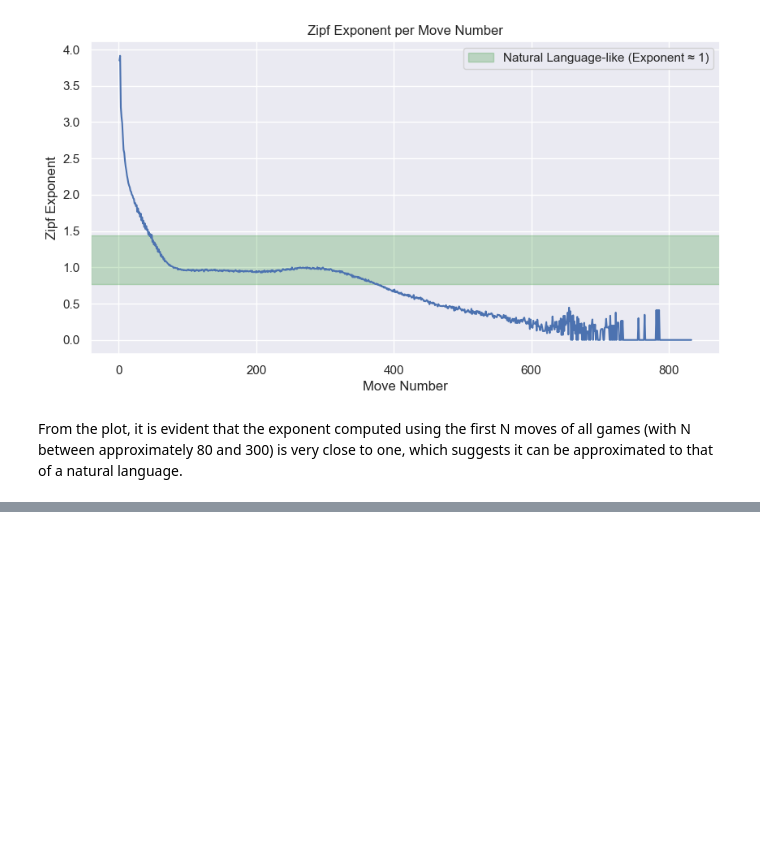
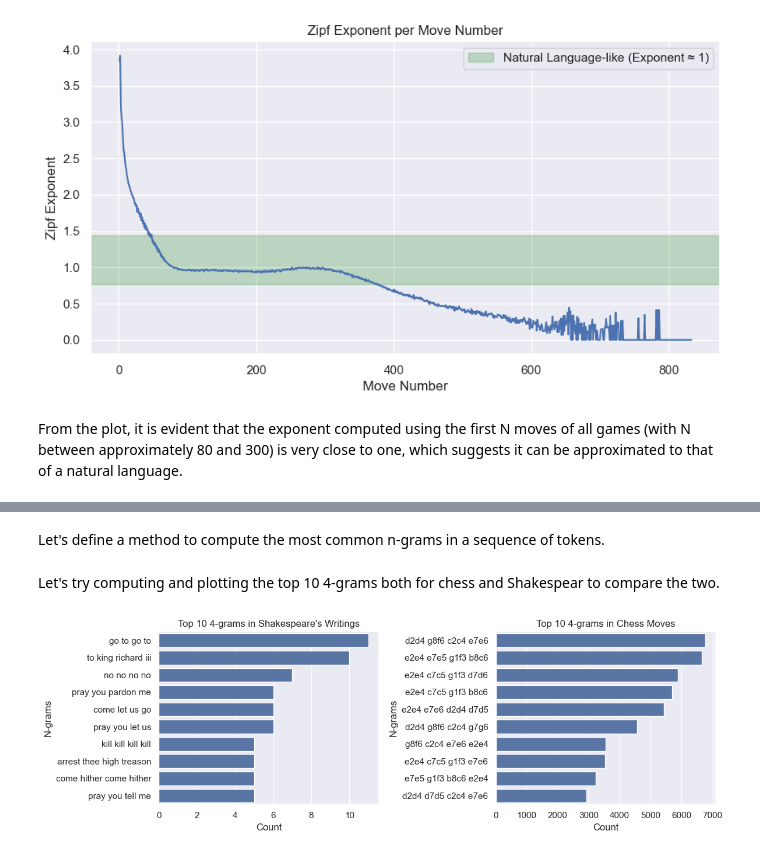
Before and after one commit to NLP-Project-PoliMi-2025/NLP-Project, a Jupyter notebook: notebooks/final_martina.ipynb, the cells around one changed output, grey strips where cells are left out. Saved outputs shown, nothing was run; the diff lists cells and outputs as text; code cells hidden in the pictures; blank space fills up the shorter version.

Commit message:
feat:add ngrams analysis

```diff
--- a/notebooks/final_martina.ipynb
+++ b/notebooks/final_martina.ipynb
@@ -264,0 +308,4 @@ From the plot, it is evident that the exponent computed using the first N moves
+# %%
+dsShakespeare = loadConcatenatedShakespeareDataset()
+dfShakespeare = dsShakespeare.to_pandas()
+dfShakespeare.head()
@@ -264,0 +321,4 @@ From the plot, it is evident that the exponent computed using the first N moves
+# %%
+lines = dfShakespeare['PlayerLine'].tolist()
+lines = ' '.join(lines)
+lines[:500]
@@ -264,0 +363,40 @@ From the plot, it is evident that the exponent computed using the first N moves
+# %% [markdown]
+Let's define a method to compute the most common n-grams in a sequence of tokens.
+# %%
+def most_common_ngrams(moves: List[str], n: int, top_k: int = 10) -> List[Tuple[Tuple[str], int]]:
+    ngrams = (tuple(moves[i:i+n]) for i in range(len(moves) - n + 1))
+    counter = Counter(ngrams)
+    return counter.most_common(top_k), len(moves) - n + 1
+# %% [markdown]
+Let's try computing and plotting the top 10 4-grams both for chess and Shakespear to compare the two.
+# %%
+top_ngrams_shakespear, _ = most_common_ngrams(lines, 4, 10)
+top_ngrams_chess, _ = most_common_ngrams(moves, 4, 10)
+# %%
+# plot the top 10 ngrams side by side
+def plot_top_ngrams_side_by_side(ngrams1, title1, ngrams2, title2):
+    fig, axes = plt.subplots(1, 2, figsize=(12, 4), sharex=False)
+
+    ngram_labels1 = [' '.join(ngram) for ngram, _ in ngrams1]
+    counts1 = [count for _, count in ngrams1]
+    sns.barplot(x=counts1, y=ngram_labels1, ax=axes[0])
+    axes[0].set_title(title1)
+    axes[0].set_xlabel('Count')
+    axes[0].set_ylabel('N-grams')
+
+    ngram_labels2 = [' '.join(ngram) for ngram, _ in ngrams2]
+    counts2 = [count for _, count in ngrams2]
+    sns.barplot(x=counts2, y=ngram_labels2, ax=axes[1])
+    axes[1].set_title(title2)
+    axes[1].set_xlabel('Count')
+    axes[1].set_ylabel('N-grams')
+
+    plt.tight_layout()
+    plt.show()
+
+plot_top_ngrams_side_by_side(
+    top_ngrams_shakespear, "Top 10 4-grams in Shakespeare's Writings",
+    top_ngrams_chess, "Top 10 4-grams in Chess Moves"
+)
+# %% [output]
+[figure, added]
```
Also changed, not shown: parts of 16 cells of this notebook.
